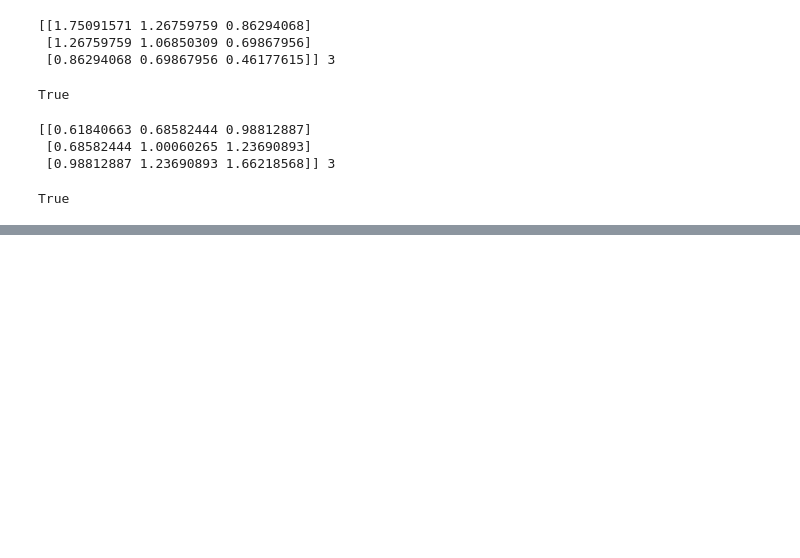
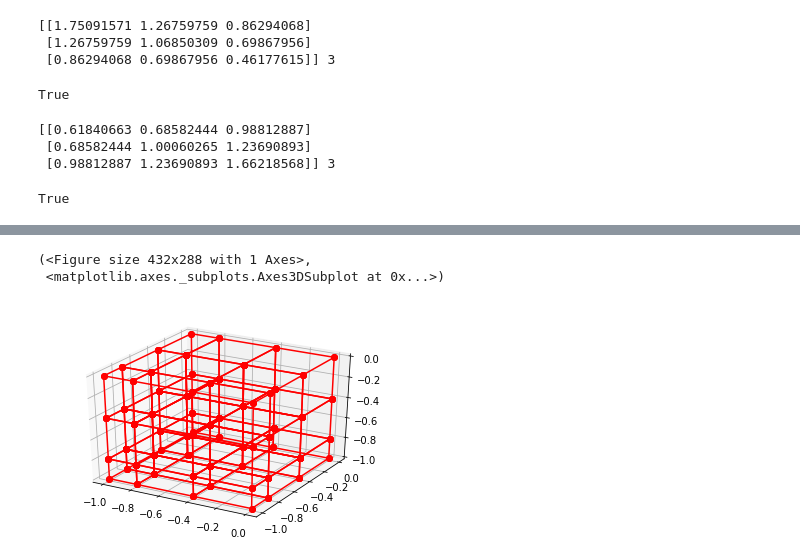
Before and after one commit to lanl/tardigrade-overlap-coupling, a Jupyter notebook: src/python/generate_example_data.ipynb, the cells around one changed output, grey strips where cells are left out. Drawn from its saved outputs; the diff is of its cells as text; code cells hidden in the pictures; blank space fills up the shorter version.

```diff
--- a/src/python/generate_example_data.ipynb
+++ b/src/python/generate_example_data.ipynb
@@ -185,0 +199,8 @@ array([[ 1.00000000e+00,  2.54231309e-16,  3.63042355e-16],
+# %%
+import python_plot as pp
+data = pp.read_gnu_data('../cpp/temp.gnu')
+pp.plot_3d(data)
+# %% [output]
+(<Figure size 432x288 with 1 Axes>,
+ <matplotlib.axes._subplots.Axes3DSubplot at 0x...>)
+[figure, added]
```
Also changed, not shown: parts of 12 cells of this notebook, 3 other files.
